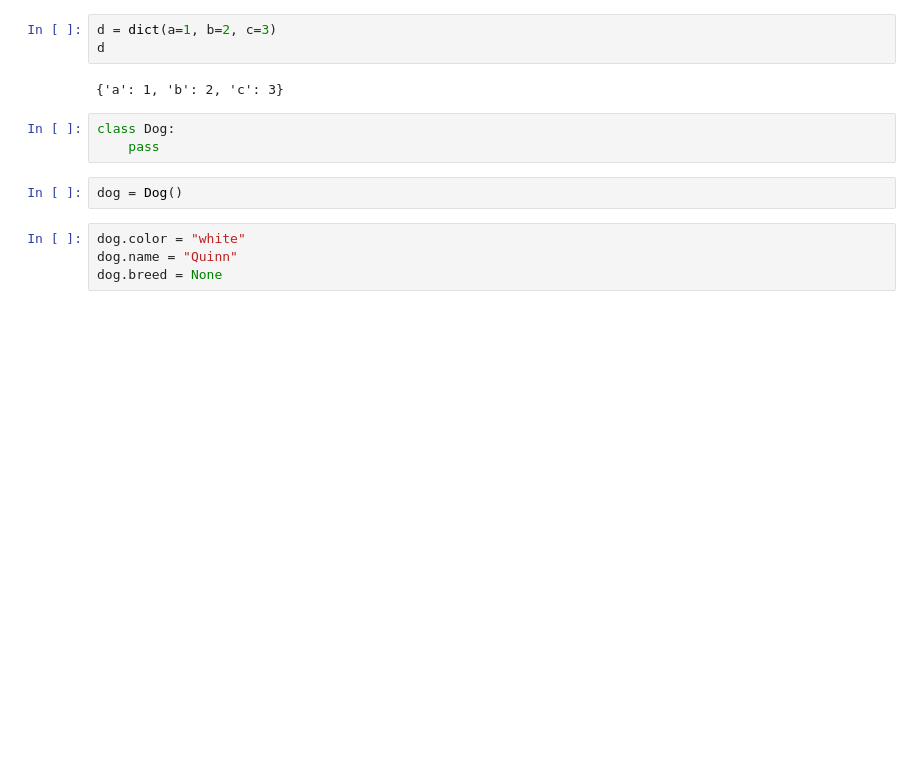
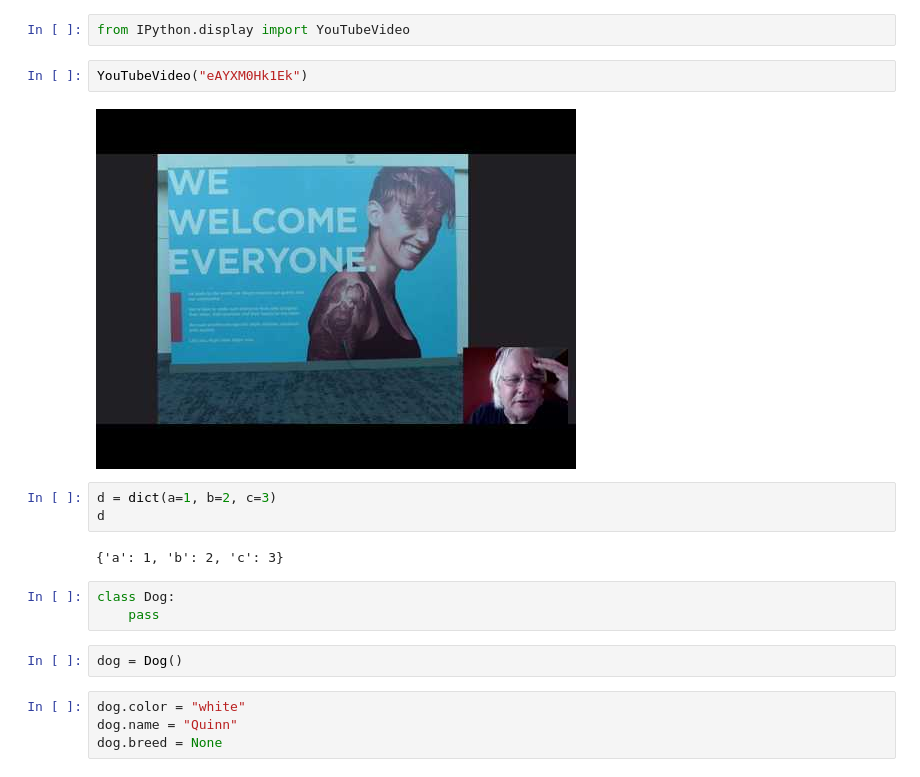
Before and after one commit to 4dsolutions/C6XTY, a Jupyter notebook: OSCON2019_OOP.ipynb, the cells around one changed output. Cells and saved outputs as stored; diff of their text form; blank space fills up the shorter version.

```diff
--- a/OSCON2019_OOP.ipynb
+++ b/OSCON2019_OOP.ipynb
@@ -7,3 +7,9 @@ Welcome to OSCON 2019
+# %%
+from IPython.display import YouTubeVideo
+# %%
+YouTubeVideo("eAYXM0Hk1Ek")
+# %% [output]
+[figure, added]
 # %%
 d = dict(a=1, b=2, c=3)
 d
```
Also changed, not shown: parts of 5 cells of this notebook.
